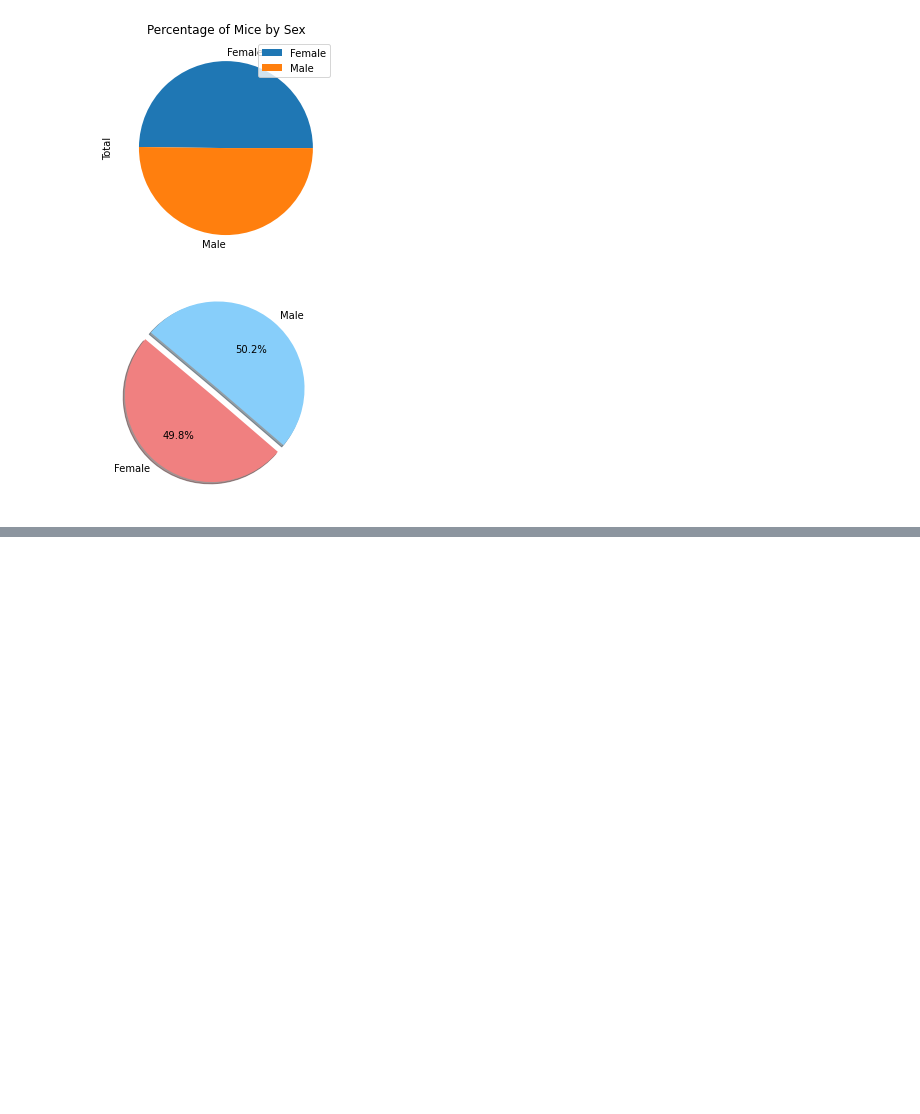
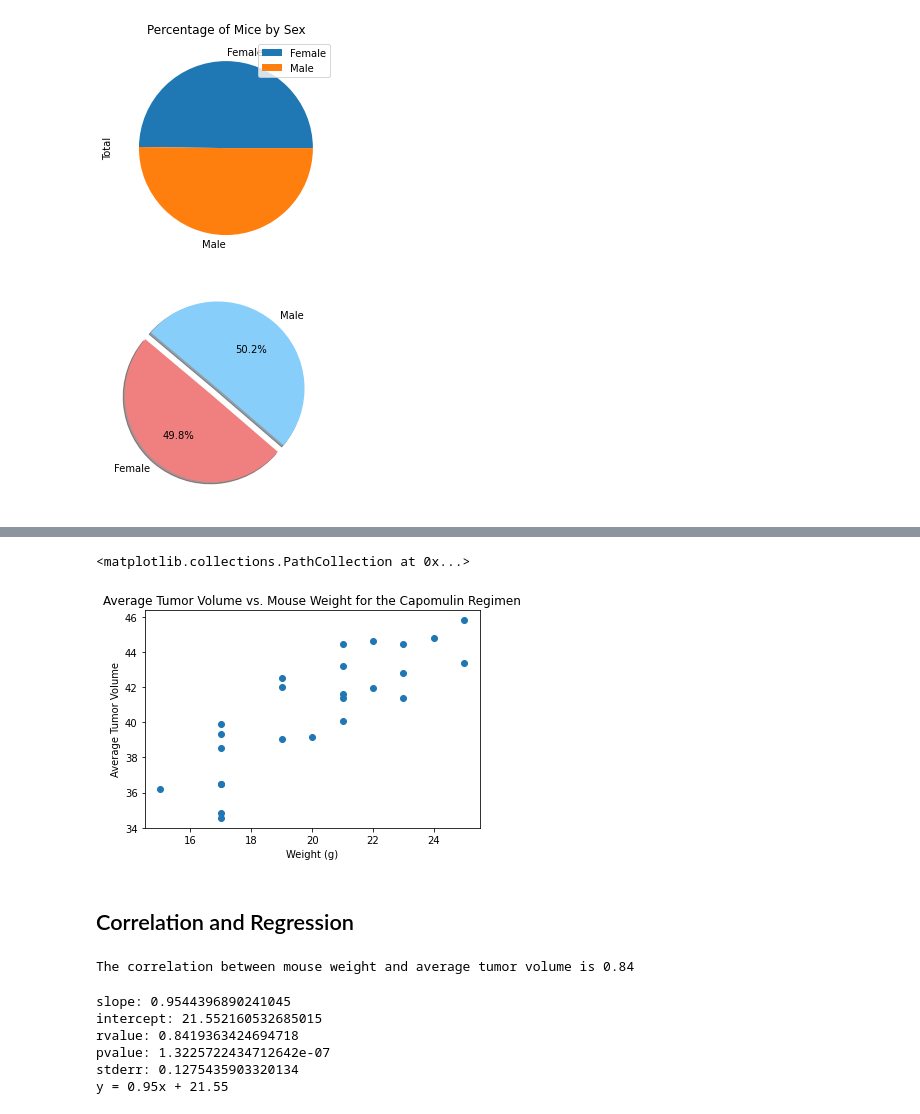
Before and after one commit to geofftm/matplotlib-challenge, a Jupyter notebook: Pymaceuticals/Pymaceuticals_non_dynamic_charts.ipynb, the cells around one changed output, grey strips where cells are left out. Cells and saved outputs as stored; diff of their text form; code cells hidden in the pictures; blank space fills up the shorter version.

```diff
--- a/Pymaceuticals/Pymaceuticals_non_dynamic_charts.ipynb
+++ b/Pymaceuticals/Pymaceuticals_non_dynamic_charts.ipynb
@@ -286,0 +460,51 @@ ceftamain_merge = pd.merge(clean_merged_df, capomulin_tumor_vol, on=("Mouse ID",
+# %%
+# Generate a scatter plot of average tumor volume vs. mouse weight for the Capomulin regimen
+
+#x_axis = capomulin.loc[capomulin["Weight (g)"]]
+#y_axis = capomulin.groupby(["Mouse ID"]).mean()
+
+average_capo = capomulin.groupby(["Mouse ID"]).mean()
+
+plt.title("Average Tumor Volume vs. Mouse Weight for the Capomulin Regimen")
+plt.xlabel("Weight (g)")
+plt.ylabel("Average Tumor Volume")
+plt.scatter(average_capo["Weight (g)"], average_capo["Tumor Volume (mm3)"])
+# %% [output]
+<matplotlib.collections.PathCollection at 0x...>
+[figure, added]
+# %% [markdown]
+## Correlation and Regression
+# %%
+# Calculate the correlation coefficient and linear regression model
+# for mouse weight and average tumor volume for the Capomulin regimen
+
+correlation = st.pearsonr(average_capo["Weight (g)"], average_capo["Tumor Volume (mm3)"])[0]
+correlation = round(correlation, 2)
+
+print(f"The correlation between mouse weight and average tumor volume is {correlation}")
+# %% [output]
+The correlation between mouse weight and average tumor volume is 0.84
+# %%
+x_values = average_capo["Weight (g)"]
+y_values = average_capo["Tumor Volume (mm3)"]
+
+(slope, intercept, rvalue, pvalue, stderr) = linregress(x_values, y_values)
+
+regress_values = x_values * slope + intercept
+
+print(f"slope: {slope}")
+print(f"intercept: {intercept}")
+print(f"rvalue: {rvalue}")
+print(f"pvalue: {pvalue}")
+print(f"stderr: {stderr}")
+
+line_eq = "y = " + str(round(slope,2)) + "x + " + str(round(intercept,2))
+
+print(line_eq)
+# %% [output]
+slope: 0.9544396890241045
+intercept: 21.552160532685015
+rvalue: 0.8419363424694718
+pvalue: 1.3225722434712642e-07
+stderr: 0.1275435903320134
+y = 0.95x + 21.55
```
Also changed, not shown: parts of 11 cells of this notebook.
